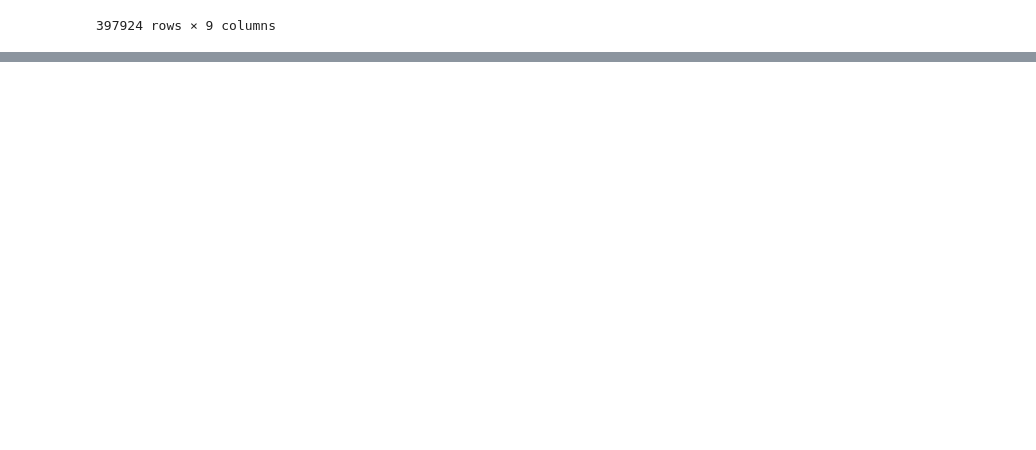
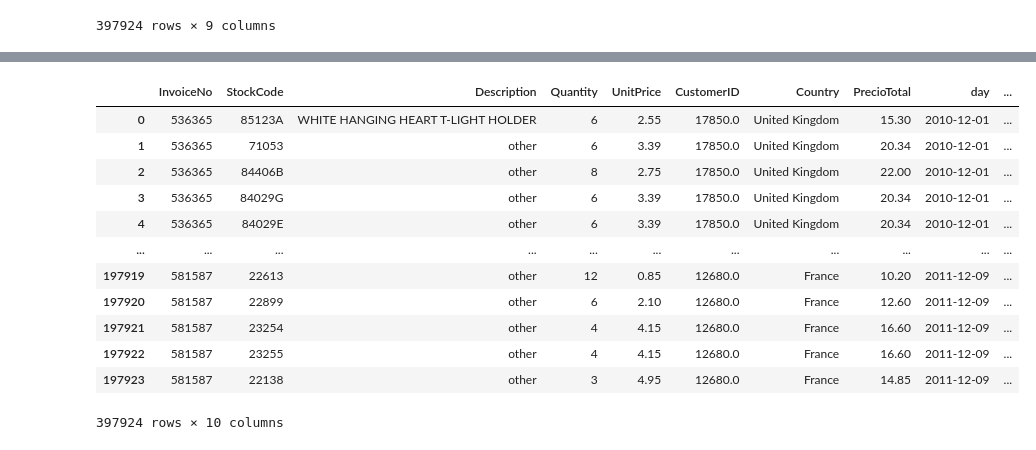
Before and after one commit to SBGuillermo/TFM-AnalisisComercio, a Jupyter notebook: Notebooks/2_Analisis_cualitativo_datset.ipynb, the cells around one changed output, grey strips where cells are left out. Drawn from its saved outputs; the diff is of its cells as text; code cells hidden in the pictures; blank space fills up the shorter version.

```diff
--- a/Notebooks/2_Analisis_cualitativo_datset.ipynb
+++ b/Notebooks/2_Analisis_cualitativo_datset.ipynb
@@ -103,0 +127,16 @@ df
+# %%
+df
+# %% [output]
+|  | InvoiceNo | StockCode | Description | Quantity | UnitPrice | CustomerID | Country | PrecioTotal | day | ... |
+| 0 | 536365 | 85123A | WHITE HANGING HEART T-LIGHT HOLDER | 6 | 2.55 | 17850.0 | United Kingdom | 15.30 | 2010-12-01 | ... |
+| 1 | 536365 | 71053 | other | 6 | 3.39 | 17850.0 | United Kingdom | 20.34 | 2010-12-01 | ... |
+| 2 | 536365 | 84406B | other | 8 | 2.75 | 17850.0 | United Kingdom | 22.00 | 2010-12-01 | ... |
+| 3 | 536365 | 84029G | other | 6 | 3.39 | 17850.0 | United Kingdom | 20.34 | 2010-12-01 | ... |
+| 4 | 536365 | 84029E | other | 6 | 3.39 | 17850.0 | United Kingdom | 20.34 | 2010-12-01 | ... |
+| ... | ... | ... | ... | ... | ... | ... | ... | ... | ... | ... |
+| 197919 | 581587 | 22613 | other | 12 | 0.85 | 12680.0 | France | 10.20 | 2011-12-09 | ... |
+| 197920 | 581587 | 22899 | other | 6 | 2.10 | 12680.0 | France | 12.60 | 2011-12-09 | ... |
+| 197921 | 581587 | 23254 | other | 4 | 4.15 | 12680.0 | France | 16.60 | 2011-12-09 | ... |
+| 197922 | 581587 | 23255 | other | 4 | 4.15 | 12680.0 | France | 16.60 | 2011-12-09 | ... |
+| 197923 | 581587 | 22138 | other | 3 | 4.95 | 12680.0 | France | 14.85 | 2011-12-09 | ... |
+397924 rows × 10 columns
```
Also changed, not shown: parts of 17 cells of this notebook.
